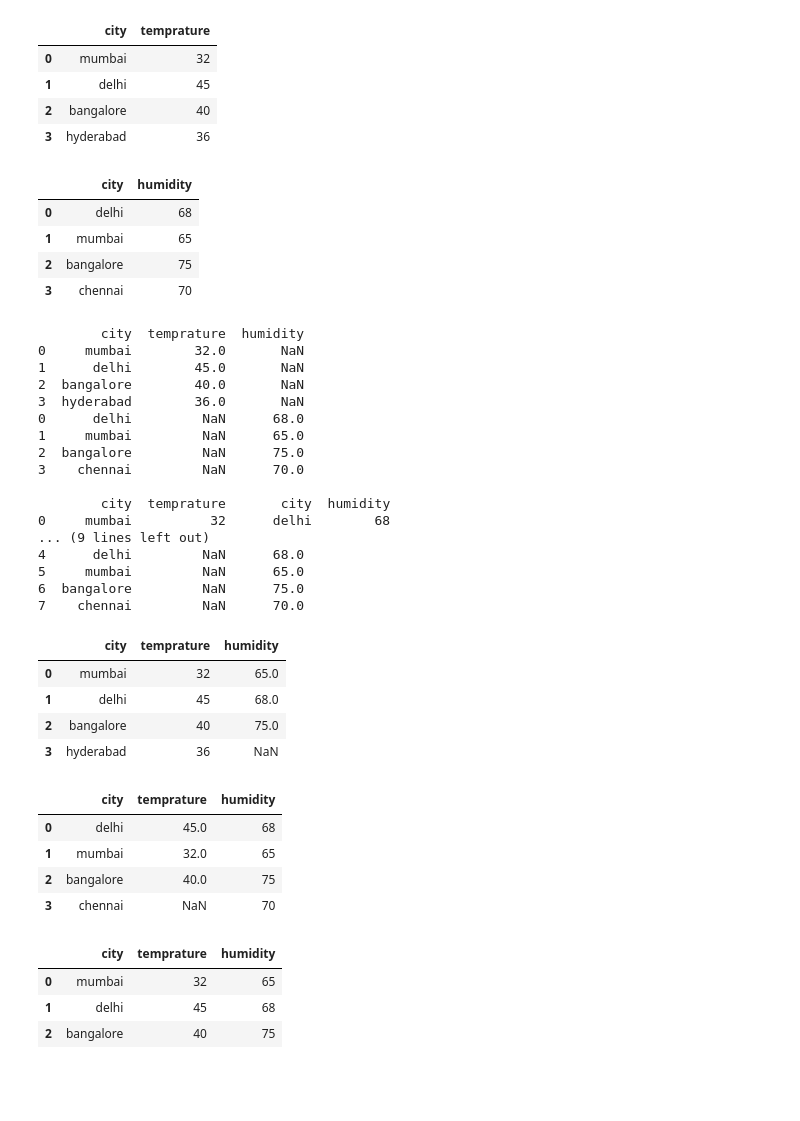
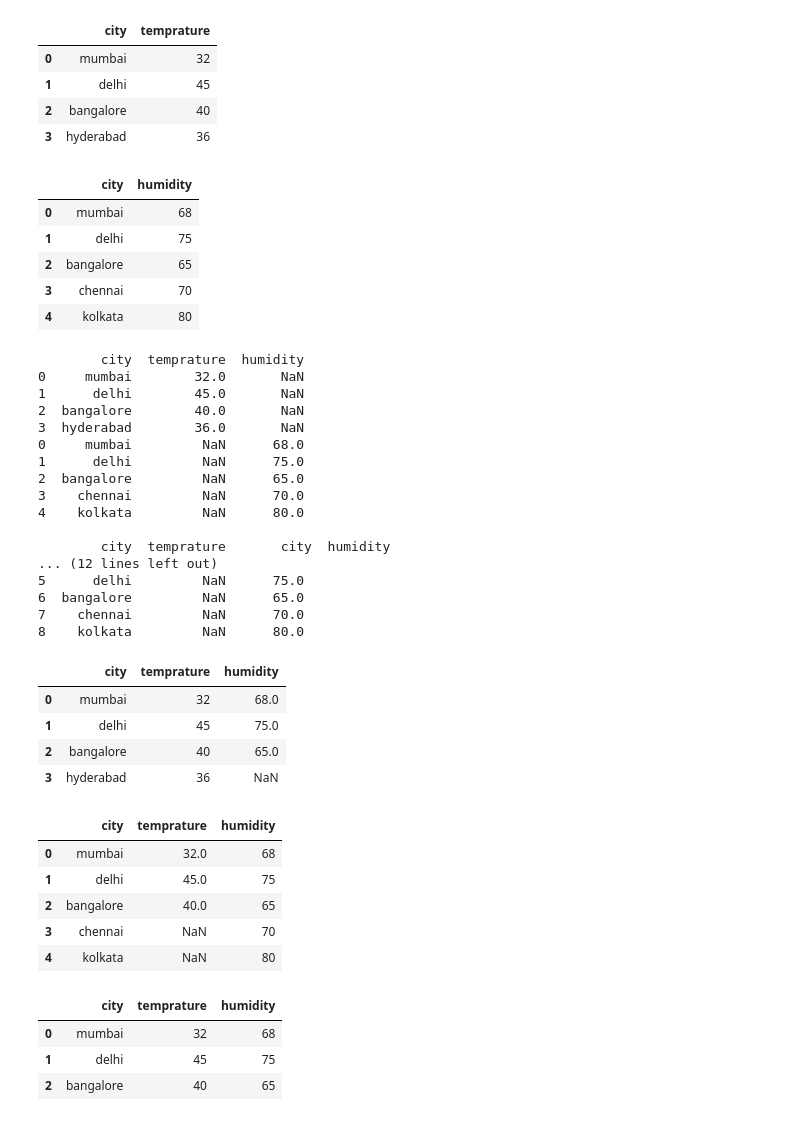
Before and after one commit to SAKSHISAAHU/Data_Analytics, a Jupyter notebook: 2.adv_py/4.2Ddataframes.ipynb, the cells around one changed output. Cells and saved outputs as stored; diff of their text form; code cells hidden in the pictures; blank space fills up the shorter version.

```diff
--- a/2.adv_py/4.2Ddataframes.ipynb
+++ b/2.adv_py/4.2Ddataframes.ipynb
@@ -519,15 +519,16 @@ d1
 | 2 | bangalore | 40 |
 | 3 | hyderabad | 36 |
 # %%
-d2=pd.DataFrame({'city':['delhi','mumbai','bangalore','chennai'],
-                 'humidity':[68,65,75,70]})
+d2=pd.DataFrame({'city':['mumbai','delhi','bangalore','chennai','kolkata'],
+                 'humidity':[68,75,65,70,80]})
 d2
 # %% [output]
 |  | city | humidity |
-| 0 | delhi | 68 |
-| 1 | mumbai | 65 |
-| 2 | bangalore | 75 |
+| 0 | mumbai | 68 |
+| 1 | delhi | 75 |
+| 2 | bangalore | 65 |
 | 3 | chennai | 70 |
+| 4 | kolkata | 80 |
 # %%
 # conacat
 
@@ -547,27 +548,27 @@ print(d5)
 1      delhi        45.0       NaN
 2  bangalore        40.0       NaN
 3  hyderabad        36.0       NaN
-0      delhi         NaN      68.0
-1     mumbai         NaN      65.0
-2  bangalore         NaN      75.0
+0     mumbai         NaN      68.0
+1      delhi         NaN      75.0
+2  bangalore         NaN      65.0
 3    chennai         NaN      70.0
+4    kolkata         NaN      80.0
 
         city  temprature       city  humidity
-0     mumbai          32      delhi        68
-... (9 lines left out)
-4      delhi         NaN      68.0
-5     mumbai         NaN      65.0
-6  bangalore         NaN      75.0
+... (12 lines left out)
+5      delhi         NaN      75.0
+6  bangalore         NaN      65.0
 7    chennai         NaN      70.0
+8    kolkata         NaN      80.0
 # %%
 # left merge
 d6=pd.merge(d1,d2, on='city', how='left')
 d6  # A left join keeps all records ( or rows and column) from the left DataFrame (df1) and adds matching rows from the right DataFrame (df2) based on the city column.
 # %% [output]
 |  | city | temprature | humidity |
-| 0 | mumbai | 32 | 65.0 |
-| 1 | delhi | 45 | 68.0 |
-| 2 | bangalore | 40 | 75.0 |
+| 0 | mumbai | 32 | 68.0 |
+| 1 | delhi | 45 | 75.0 |
+| 2 | bangalore | 40 | 65.0 |
 | 3 | hyderabad | 36 | NaN |
 # %%
 # right merge
@@ -575,19 +576,20 @@ d7=pd.merge(d1,d2, on='city', how='right')
 d7  # table will be cretaed based on the d2 datafram as it is in right making 'city' as common column(s) used to match rows between the two DataFrames based on that d1 try to match.
 # %% [output]
 |  | city | temprature | humidity |
-| 0 | delhi | 45.0 | 68 |
-| 1 | mumbai | 32.0 | 65 |
-| 2 | bangalore | 40.0 | 75 |
+| 0 | mumbai | 32.0 | 68 |
+| 1 | delhi | 45.0 | 75 |
+| 2 | bangalore | 40.0 | 65 |
 | 3 | chennai | NaN | 70 |
+| 4 | kolkata | NaN | 80 |
 # %%
 # inner merge
 d8=pd.merge(d1,d2, how='inner') # give common dataset
 d8
 # %% [output]
 |  | city | temprature | humidity |
-| 0 | mumbai | 32 | 65 |
-| 1 | delhi | 45 | 68 |
-| 2 | bangalore | 40 | 75 |
+| 0 | mumbai | 32 | 68 |
+| 1 | delhi | 45 | 75 |
+| 2 | bangalore | 40 | 65 |
 # %%
 # outer merge
 d9=pd.merge(d1,d2, how='outer') # give all dataset
```
Also changed, not shown: parts of 2 cells of this notebook, 2 other files.
